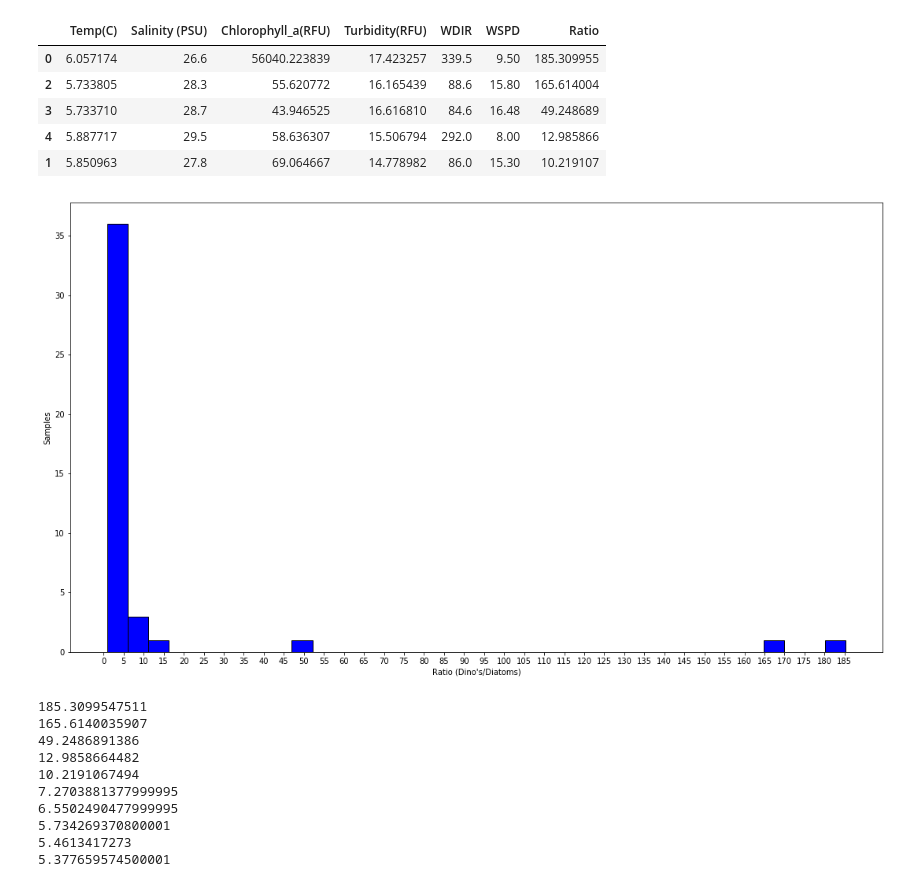
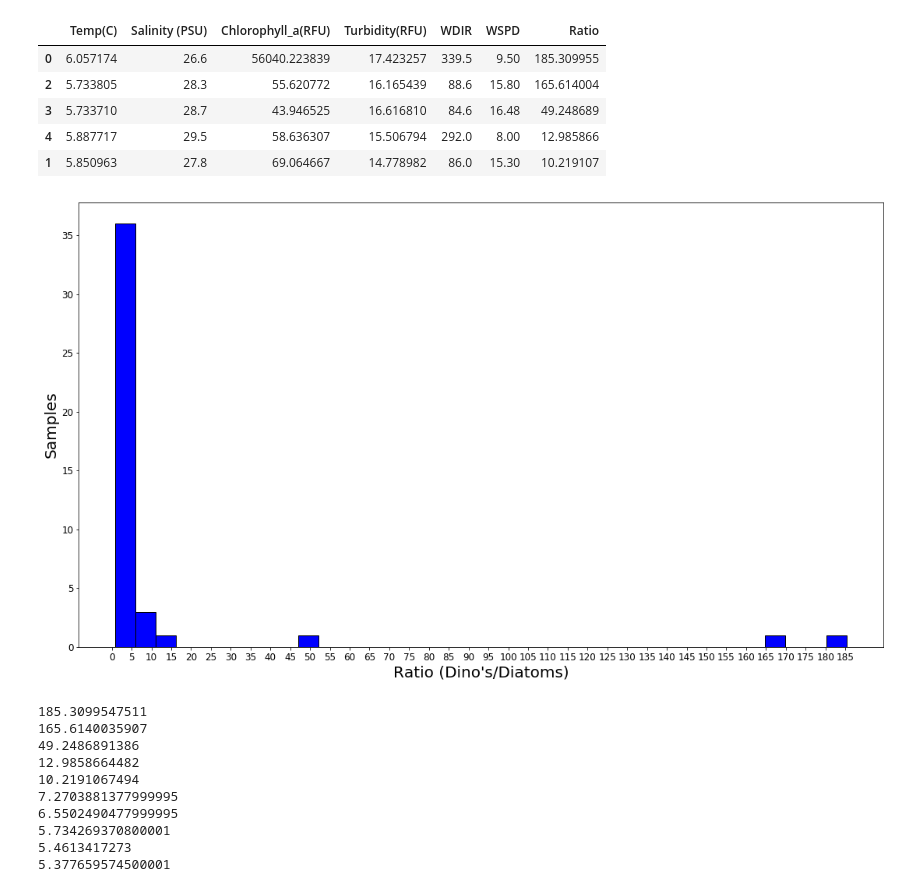
Before and after one commit to seina001/oeas895_EinarssonProject, a Jupyter notebook: Model_Einarsson.ipynb, the cells around one changed output. Drawn from its saved outputs; the diff is of its cells as text; code cells hidden in the pictures.

```diff
--- a/Model_Einarsson.ipynb
+++ b/Model_Einarsson.ipynb
@@ -49,13 +49,15 @@ Alldata.head()
 # %%
 #Plot histogram to decide if duplicates of outliers is needed
 plt.hist(Alldata['Ratio'], color = 'blue', edgecolor = 'black',bins = int(180/5))
-plt.ylabel('Samples')
-plt.xlabel('Ratio (Dino\'s/Diatoms)')
-plt.xticks(np.arange(0,186,5));
+plt.ylabel('Samples',fontsize = 20)
+plt.xlabel('Ratio (Dino\'s/Diatoms)',fontsize = 20)
+plt.xticks(np.arange(0,186,5),fontsize = 12);
+plt.yticks(fontsize = 12)
 fig = plt.gcf()
 fig.set_size_inches(18.5, 10.5)
+plt.savefig('Sample_histogram.png')
 # %% [output]
-[figure, old version]
+[figure, new version]
 # %%
 #Iterate through the dataset, if the ratio is above 5 (I chose 5 based on histogram above)
 #then duplicate that row. This is increase the instances of the outliers in the data to make sure the model
```
Also changed, not shown: parts of 18 cells of this notebook, 1 other file.
